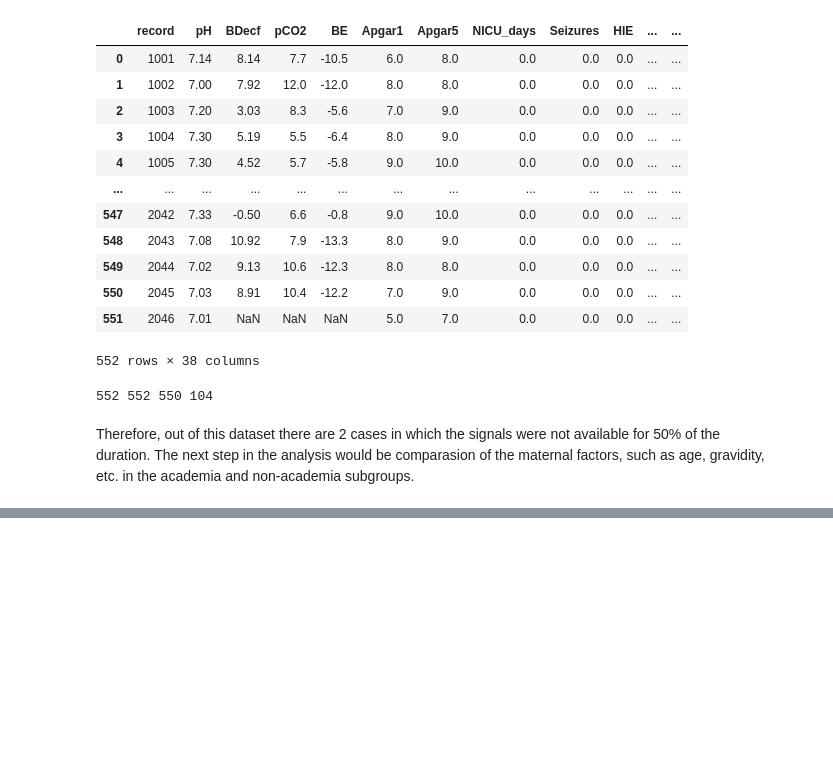
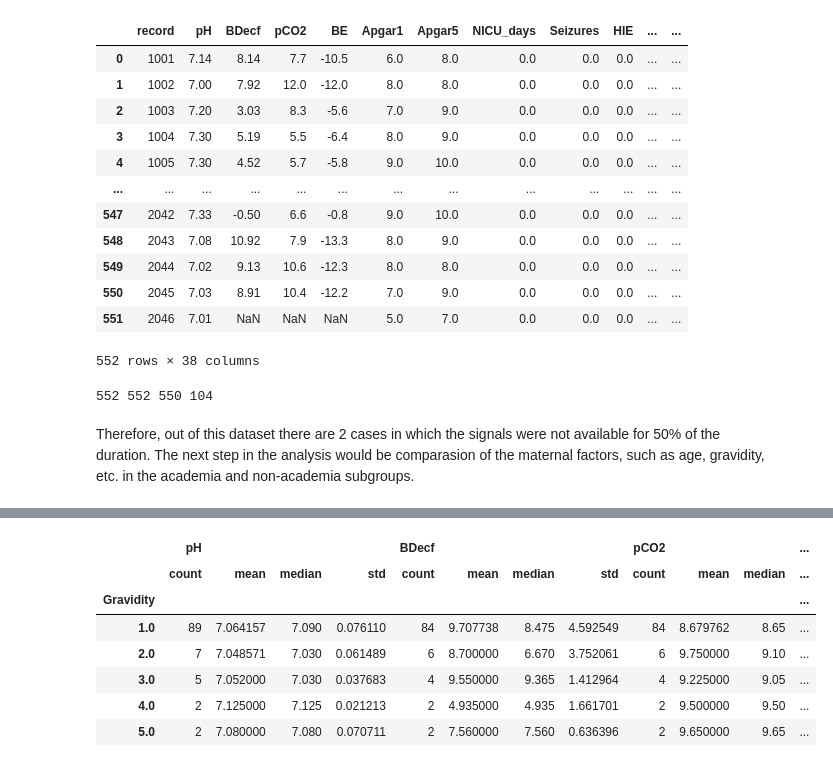
Before and after one commit to trnnstella/Fetal-health-analysis, a Jupyter notebook: fetal-health.ipynb, the cells around one changed output, grey strips where cells are left out. Cells and saved outputs as stored; diff of their text form; code cells hidden in the pictures; blank space fills up the shorter version.

```diff
--- a/fetal-health.ipynb
+++ b/fetal-health.ipynb
@@ -329,0 +360,11 @@ df["academia"].
+# %%
+df_clinical_ac.groupby("Gravidity")[["pH", "BDecf", "pCO2", "Base excess"]].agg(["count", "mean", "median", "std"])
+# %% [output]
+|  | pH |  |  |  | BDecf |  |  |  | pCO2 |  |  | ... |
+|  | count | mean | median | std | count | mean | median | std | count | mean | median | ... |
+| Gravidity |  |  |  |  |  |  |  |  |  |  |  | ... |
+| 1.0 | 89 | 7.064157 | 7.090 | 0.076110 | 84 | 9.707738 | 8.475 | 4.592549 | 84 | 8.679762 | 8.65 | ... |
+| 2.0 | 7 | 7.048571 | 7.030 | 0.061489 | 6 | 8.700000 | 6.670 | 3.752061 | 6 | 9.750000 | 9.10 | ... |
+| 3.0 | 5 | 7.052000 | 7.030 | 0.037683 | 4 | 9.550000 | 9.365 | 1.412964 | 4 | 9.225000 | 9.05 | ... |
+| 4.0 | 2 | 7.125000 | 7.125 | 0.021213 | 2 | 4.935000 | 4.935 | 1.661701 | 2 | 9.500000 | 9.50 | ... |
+| 5.0 | 2 | 7.080000 | 7.080 | 0.070711 | 2 | 7.560000 | 7.560 | 0.636396 | 2 | 9.650000 | 9.65 | ... |
```
Also changed, not shown: parts of 3 cells of this notebook.
